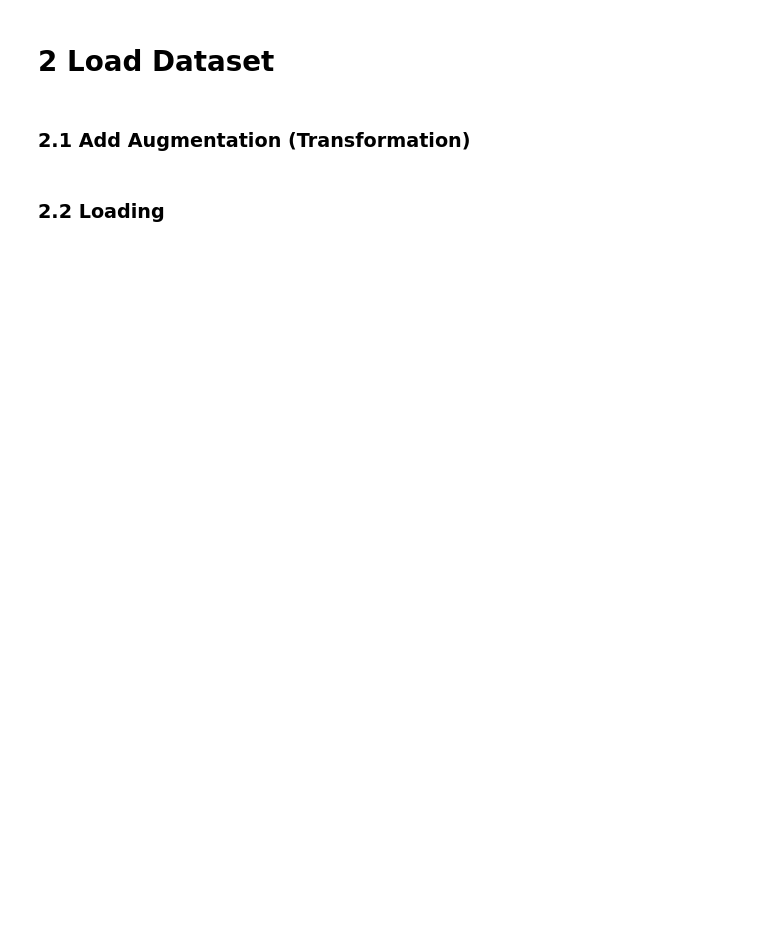
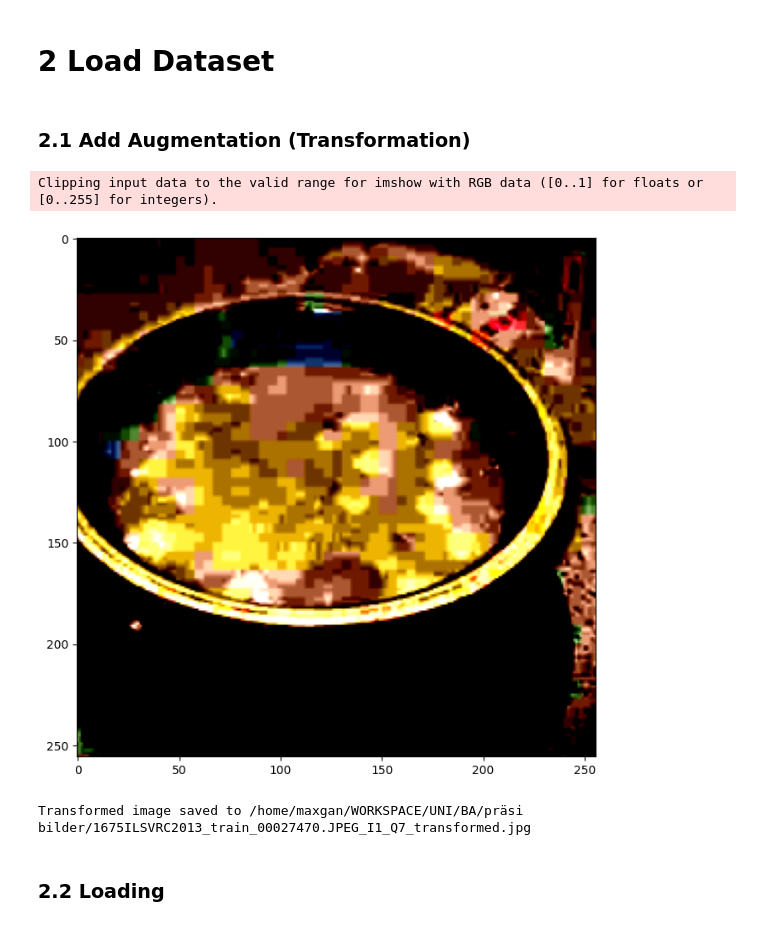
Before and after one commit to mgzzl/vision-transformer-for-image-quality-perception-of-individual-observers, a Jupyter notebook: ViT-IQA eval.ipynb, the cells around one changed output. Saved outputs shown, nothing was run; the diff lists cells and outputs as text; code cells hidden in the pictures; blank space fills up the shorter version.

```diff
--- a/ViT-IQA eval.ipynb
+++ b/ViT-IQA eval.ipynb
@@ -87,6 +89,39 @@ transform = transforms.Compose([
     transforms.ToTensor(),
     transforms.Normalize(mean=mean, std=std)
 ])
+# %%
+from PIL import Image
+import matplotlib.pyplot as plt
+import torchvision.transforms as transforms
+import torch
+
+# Load the image
+image_path = "assets/Test/DSX/1675ILSVRC2013_train_00027470.JPEG_I1_Q7.jpeg"
+image = Image.open(image_path)
+
+# Apply the transformation
+transformed_image = transform(image)
+
+# Save the transformed image
+output_path = "/home/maxgan/WORKSPACE/UNI/BA/präsi bilder/1675ILSVRC2013_train_00027470.JPEG_I1_Q7_transformed.jpg"
+pil_image = transforms.ToPILImage()(transformed_image)
+
+# Convert the PyTorch tensor to a NumPy array and permute the channels
+transformed_image = transformed_image.permute(1, 2, 0).numpy()
+
+# Display the image using matplotlib
+plt.figure(figsize=(8, 8))
+plt.imshow(transformed_image)
+plt.show()
+
+# Save the PIL image
+pil_image.save(output_path)
+
+print(f"Transformed image saved to {output_path}")
+# %% [output]
+Clipping input data to the valid range for imshow with RGB data ([0..1] for floats or [0..255] for integers).
+[figure, added]
+Transformed image saved to /home/maxgan/WORKSPACE/UNI/BA/präsi bilder/1675ILSVRC2013_train_00027470.JPEG_I1_Q7_transformed.jpg
 # %% [markdown]
 ### 2.2 Loading
 # %%
```
Also changed, not shown: parts of 12 cells of this notebook, 1 other file.
